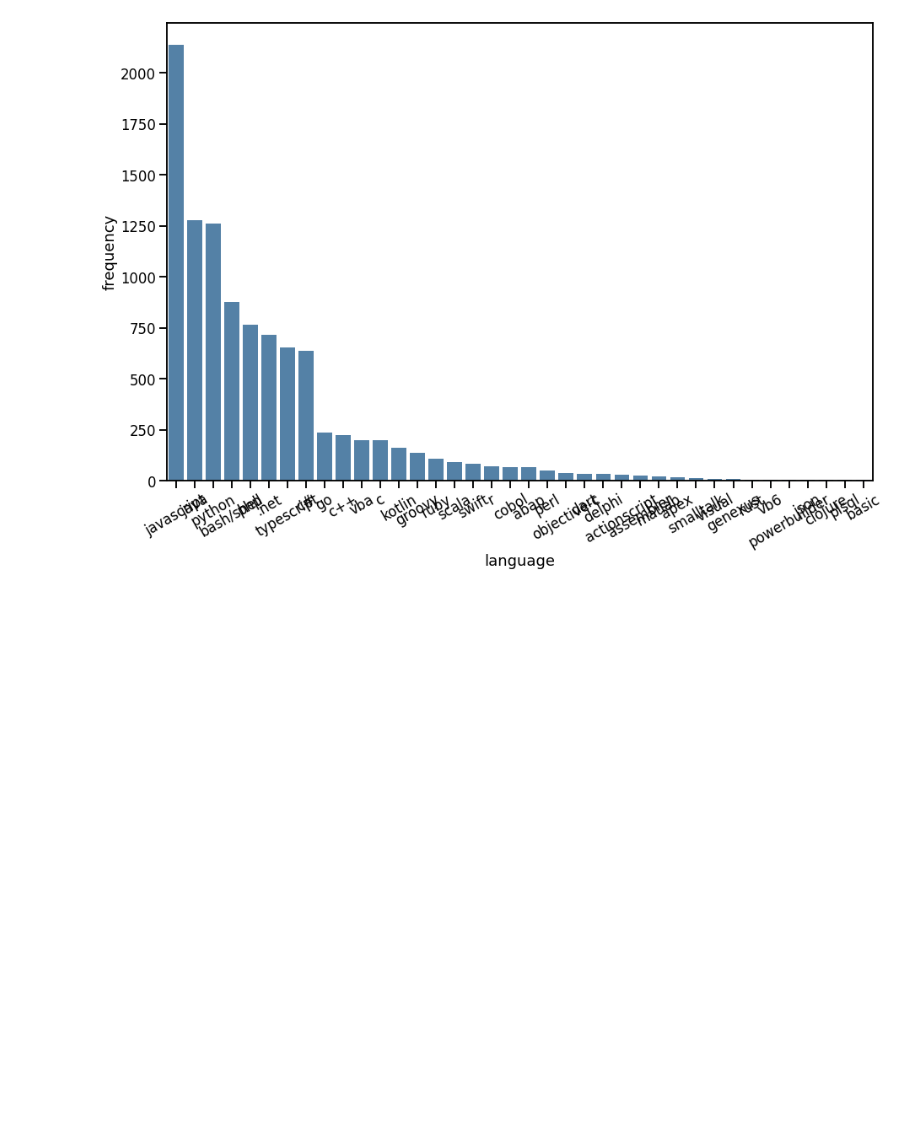
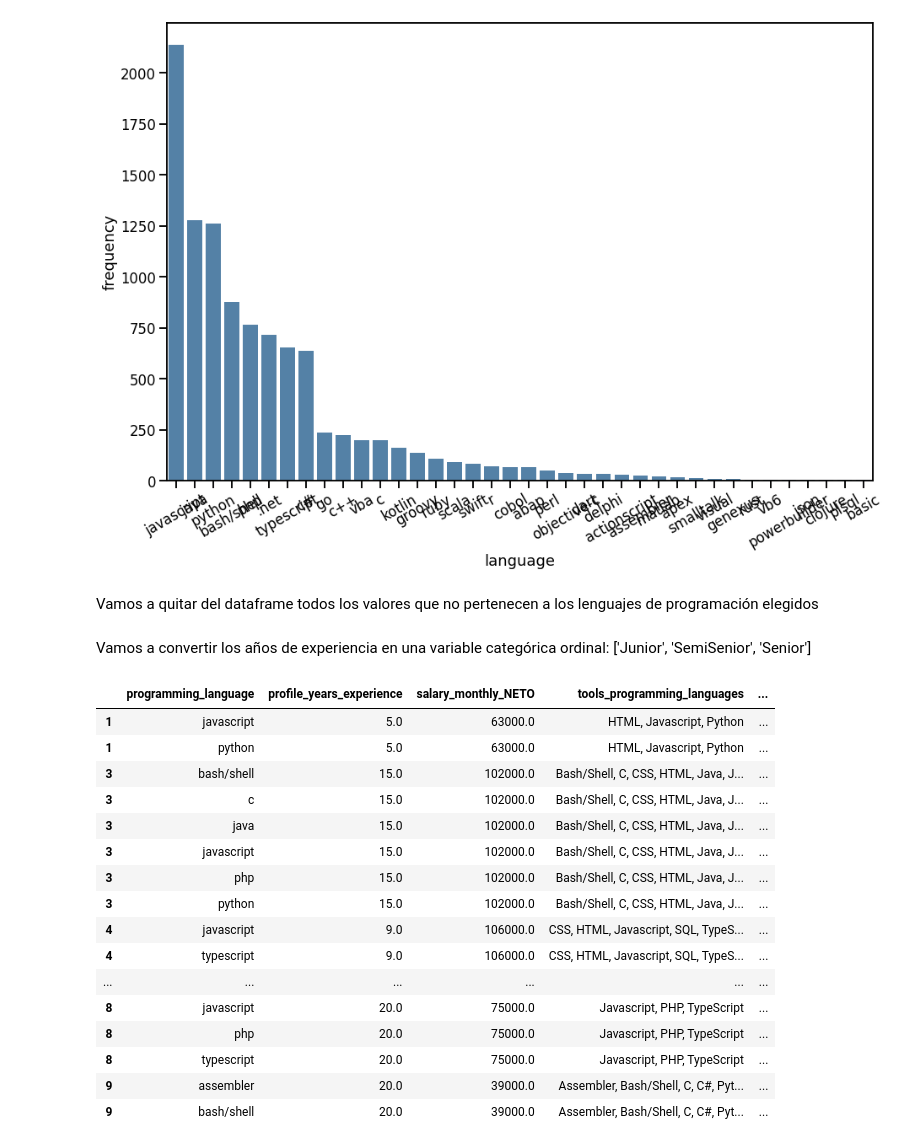
Before and after one commit to DiploDatosGrupo14/AnalisisyVisualizacion, a Jupyter notebook: Ejercicio 1.ipynb, the cells around one changed output. Saved outputs shown, nothing was run; the diff lists cells and outputs as text; code cells hidden in the pictures; blank space fills up the shorter version.

```diff
--- a/Ejercicio 1.ipynb
+++ b/Ejercicio 1.ipynb
@@ -251,3 +251,5 @@ plt.xticks(rotation=30)
   Text(36, 0, 'plsql'),
   Text(37, 0, 'basic')])
 [figure]
+# %% [markdown]
+Vamos a quitar del dataframe todos los valores que no pertenecen a los lenguajes de programación elegidos
@@ -253,0 +258,27 @@ plt.xticks(rotation=30)
+# %% [markdown]
+Vamos a convertir los años de experiencia en una variable categórica ordinal: ['Junior', 'SemiSenior', 'Senior']
+# %%
+#filtered_df_lang.loc[:, 'salary_range'] = pd.cut(df.salary_monthly_NETO, range(0, 500000, 50000), right=False)
+min = int(filtered_values['salary_monthly_NETO'].min())
+max = int(filtered_values['salary_monthly_NETO'].max())
+ranges = range(min, max + 50000, 50000)
+filtered_values.loc[:, 'salary_range'] = pd.cut(filtered_values.salary_monthly_NETO, ranges, right=False, labels=["Bajo", "Medio", "Alto", "Muy alto"])
+filtered_values[:20]
+# %% [output]
+|  | programming_language | profile_years_experience | salary_monthly_NETO | tools_programming_languages | ... |
+| 1 | javascript | 5.0 | 63000.0 | HTML, Javascript, Python | ... |
+| 1 | python | 5.0 | 63000.0 | HTML, Javascript, Python | ... |
+| 3 | bash/shell | 15.0 | 102000.0 | Bash/Shell, C, CSS, HTML, Java, J... | ... |
+| 3 | c | 15.0 | 102000.0 | Bash/Shell, C, CSS, HTML, Java, J... | ... |
+| 3 | java | 15.0 | 102000.0 | Bash/Shell, C, CSS, HTML, Java, J... | ... |
+| 3 | javascript | 15.0 | 102000.0 | Bash/Shell, C, CSS, HTML, Java, J... | ... |
+| 3 | php | 15.0 | 102000.0 | Bash/Shell, C, CSS, HTML, Java, J... | ... |
+| 3 | python | 15.0 | 102000.0 | Bash/Shell, C, CSS, HTML, Java, J... | ... |
+| 4 | javascript | 9.0 | 106000.0 | CSS, HTML, Javascript, SQL, TypeS... | ... |
+| 4 | typescript | 9.0 | 106000.0 | CSS, HTML, Javascript, SQL, TypeS... | ... |
+| ... | ... | ... | ... | ... | ... |
+| 8 | javascript | 20.0 | 75000.0 | Javascript, PHP, TypeScript | ... |
+| 8 | php | 20.0 | 75000.0 | Javascript, PHP, TypeScript | ... |
+| 8 | typescript | 20.0 | 75000.0 | Javascript, PHP, TypeScript | ... |
+| 9 | assembler | 20.0 | 39000.0 | Assembler, Bash/Shell, C, C#, Pyt... | ... |
+| 9 | bash/shell | 20.0 | 39000.0 | Assembler, Bash/Shell, C, C#, Pyt... | ... |
```
Also changed, not shown: parts of 5 cells of this notebook.
